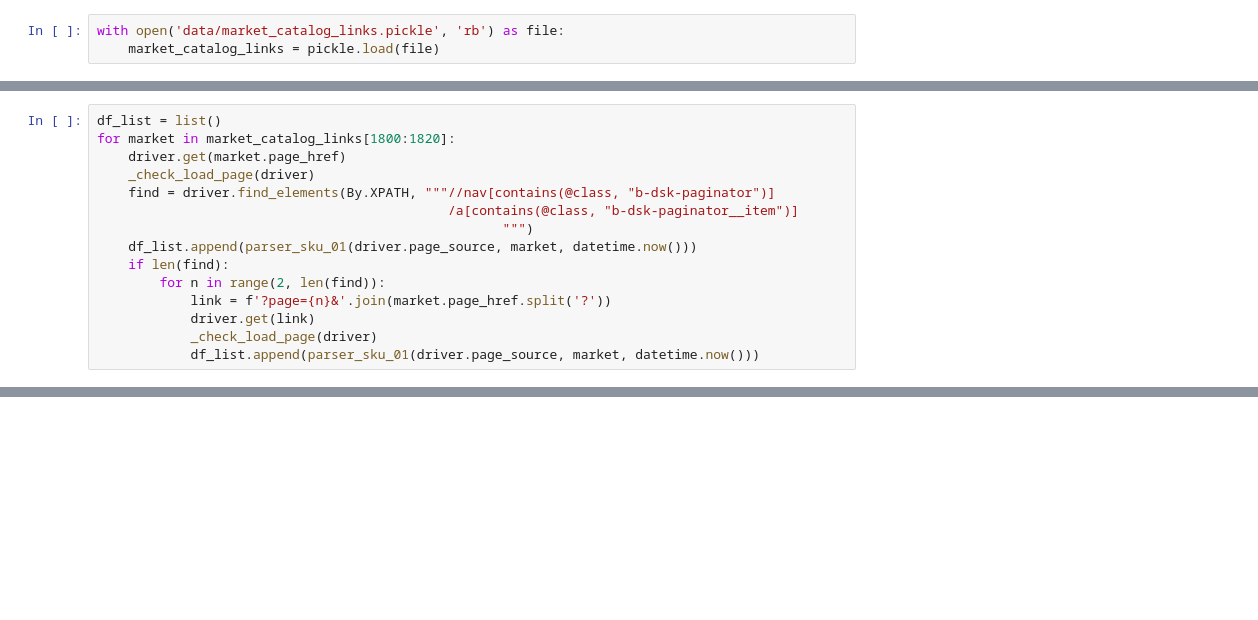
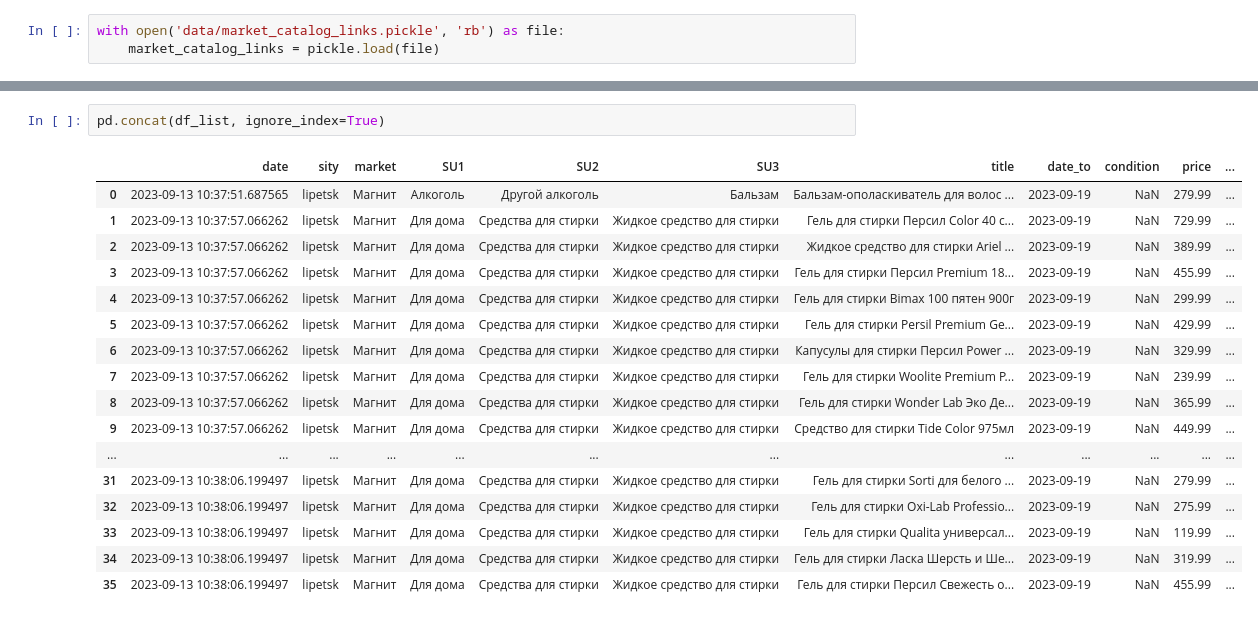
Before and after one commit to work-f999145/work_008, a Jupyter notebook: main.ipynb, the cells around one changed output, grey strips where cells are left out. Saved outputs shown, nothing was run; the diff lists cells and outputs as text; blank space fills up the shorter version.

```diff
--- a/main.ipynb
+++ b/main.ipynb
@@ -885,15 +927,0 @@ driver.maximize_window()
-# %%
-df_list = list()
-for market in market_catalog_links[1800:1820]:
-    driver.get(market.page_href)
-    _check_load_page(driver)
-    find = driver.find_elements(By.XPATH, """//nav[contains(@class, "b-dsk-paginator")]
-                                             /a[contains(@class, "b-dsk-paginator__item")]
-                                                    """)
-    df_list.append(parser_sku_01(driver.page_source, market, datetime.now()))
-    if len(find):
-        for n in range(2, len(find)):
-            link = f'?page={n}&'.join(market.page_href.split('?'))
-            driver.get(link)
-            _check_load_page(driver)
-            df_list.append(parser_sku_01(driver.page_source, market, datetime.now()))
@@ -933,0 +960,20 @@ out_df = pd.concat(dataframe_list, ignore_index=True)
+# %%
+pd.concat(df_list, ignore_index=True)
+# %% [output]
+|  | date | sity | market | SU1 | SU2 | SU3 | title | date_to | condition | price | ... |
+| 0 | 2023-09-13 10:37:51.687565 | lipetsk | Магнит | Алкоголь | Другой алкоголь | Бальзам | Бальзам-ополаскиватель для волос ... | 2023-09-19 | NaN | 279.99 | ... |
+| 1 | 2023-09-13 10:37:57.066262 | lipetsk | Магнит | Для дома | Средства для стирки | Жидкое средство для стирки | Гель для стирки Персил Color 40 с... | 2023-09-19 | NaN | 729.99 | ... |
+| 2 | 2023-09-13 10:37:57.066262 | lipetsk | Магнит | Для дома | Средства для стирки | Жидкое средство для стирки | Жидкое средство для стирки Ariel ... | 2023-09-19 | NaN | 389.99 | ... |
+| 3 | 2023-09-13 10:37:57.066262 | lipetsk | Магнит | Для дома | Средства для стирки | Жидкое средство для стирки | Гель для стирки Персил Premium 18... | 2023-09-19 | NaN | 455.99 | ... |
+| 4 | 2023-09-13 10:37:57.066262 | lipetsk | Магнит | Для дома | Средства для стирки | Жидкое средство для стирки | Гель для стирки Bimax 100 пятен 900г | 2023-09-19 | NaN | 299.99 | ... |
+| 5 | 2023-09-13 10:37:57.066262 | lipetsk | Магнит | Для дома | Средства для стирки | Жидкое средство для стирки | Гель для стирки Persil Premium Ge... | 2023-09-19 | NaN | 429.99 | ... |
+| 6 | 2023-09-13 10:37:57.066262 | lipetsk | Магнит | Для дома | Средства для стирки | Жидкое средство для стирки | Капусулы для стирки Персил Power ... | 2023-09-19 | NaN | 329.99 | ... |
+| 7 | 2023-09-13 10:37:57.066262 | lipetsk | Магнит | Для дома | Средства для стирки | Жидкое средство для стирки | Гель для стирки Woolite Premium P... | 2023-09-19 | NaN | 239.99 | ... |
+| 8 | 2023-09-13 10:37:57.066262 | lipetsk | Магнит | Для дома | Средства для стирки | Жидкое средство для стирки | Гель для стирки Wonder Lab Эко Де... | 2023-09-19 | NaN | 365.99 | ... |
+| 9 | 2023-09-13 10:37:57.066262 | lipetsk | Магнит | Для дома | Средства для стирки | Жидкое средство для стирки | Средство для стирки Tide Color 975мл | 2023-09-19 | NaN | 449.99 | ... |
+| ... | ... | ... | ... | ... | ... | ... | ... | ... | ... | ... | ... |
+| 31 | 2023-09-13 10:38:06.199497 | lipetsk | Магнит | Для дома | Средства для стирки | Жидкое средство для стирки | Гель для стирки Sorti для белого ... | 2023-09-19 | NaN | 279.99 | ... |
+| 32 | 2023-09-13 10:38:06.199497 | lipetsk | Магнит | Для дома | Средства для стирки | Жидкое средство для стирки | Гель для стирки Oxi-Lab Professio... | 2023-09-19 | NaN | 275.99 | ... |
+| 33 | 2023-09-13 10:38:06.199497 | lipetsk | Магнит | Для дома | Средства для стирки | Жидкое средство для стирки | Гель для стирки Qualita универсал... | 2023-09-19 | NaN | 119.99 | ... |
+| 34 | 2023-09-13 10:38:06.199497 | lipetsk | Магнит | Для дома | Средства для стирки | Жидкое средство для стирки | Гель для стирки Ласка Шерсть и Ше... | 2023-09-19 | NaN | 319.99 | ... |
+| 35 | 2023-09-13 10:38:06.199497 | lipetsk | Магнит | Для дома | Средства для стирки | Жидкое средство для стирки | Гель для стирки Персил Свежесть о... | 2023-09-19 | NaN | 455.99 | ... |
```
Also changed, not shown: parts of 39 cells of this notebook, 3 other files.
